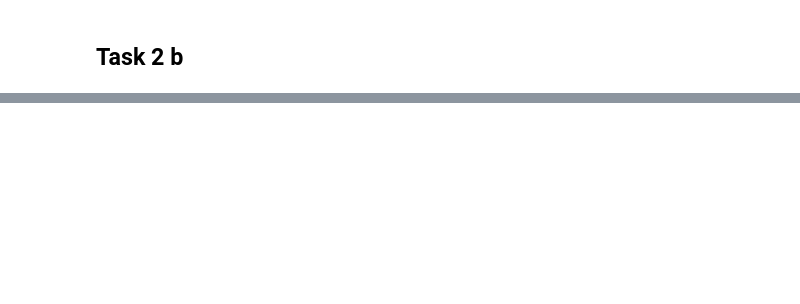
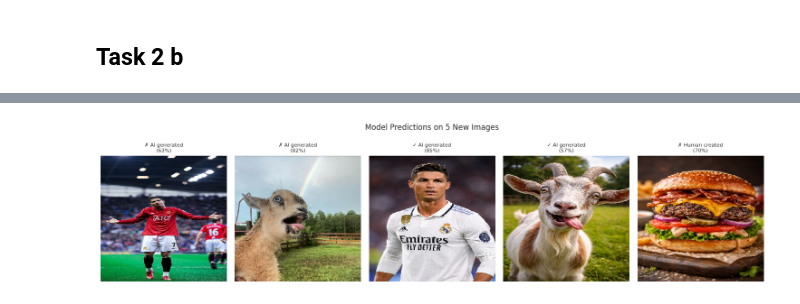
Before and after one commit to nicoholth/INFO284Semesterassignment, a Jupyter notebook: Task1_Sentiment.ipynb, the cells around one changed output, grey strips where cells are left out. Saved outputs shown, nothing was run; the diff lists cells and outputs as text; code cells hidden in the pictures; blank space fills up the shorter version.

```diff
--- a/Task1_Sentiment.ipynb
+++ b/Task1_Sentiment.ipynb
@@ -650,0 +683,42 @@ Human probability: 0.52
+# %%
+import os
+
+# List your 5 image paths and their true labels (1 = AI, 0 = Human)
+test_images = [
+    ("data/Own_images/૮ •〃• ა_ ★.jpg", 0),
+    ("data/Own_images/731905376985592520.jpg", 0),
+    ("data/Own_images/ChatGPT Image 20. apr. 2026, 12_54_49.png", 1),
+    ("data/Own_images/ChatGPT Image 20. apr. 2026, 12_55_44.png", 1),
+    ("data/Own_images/ChatGPT Image 20. apr. 2026, 12_57_34.png", 1),
+]
+
+plt.figure(figsize=(15, 4))
+
+true_labels = []
+pred_labels = []
+
+for i, (path, true_label) in enumerate(test_images):
+    img = image.load_img(path, target_size=(224, 224))
+    img_array = image.img_to_array(img) / 255.0
+    img_array = np.expand_dims(img_array, axis=0)
+
+    prediction = model.predict(img_array, verbose=0)[0][0]
+    pred_label = 1 if prediction > 0.5 else 0
+
+    true_labels.append(true_label)
+    pred_labels.append(pred_label)
+
+    label = "AI generated" if pred_label == 1 else "Human created"
+    confidence = prediction if pred_label == 1 else 1 - prediction
+    correct = "✓" if pred_label == true_label else "✗"
+
+    plt.subplot(1, 5, i + 1)
+    plt.imshow(img)
+    plt.title(f"{correct} {label}\n({confidence:.0%})", fontsize=8)
+    plt.axis("off")
+
+plt.suptitle("Model Predictions on 5 New Images", fontsize=12)
+plt.tight_layout()
+plt.show()
+# %% [output]
+[figure, added]
```
Also changed, not shown: parts of 24 cells of this notebook.
